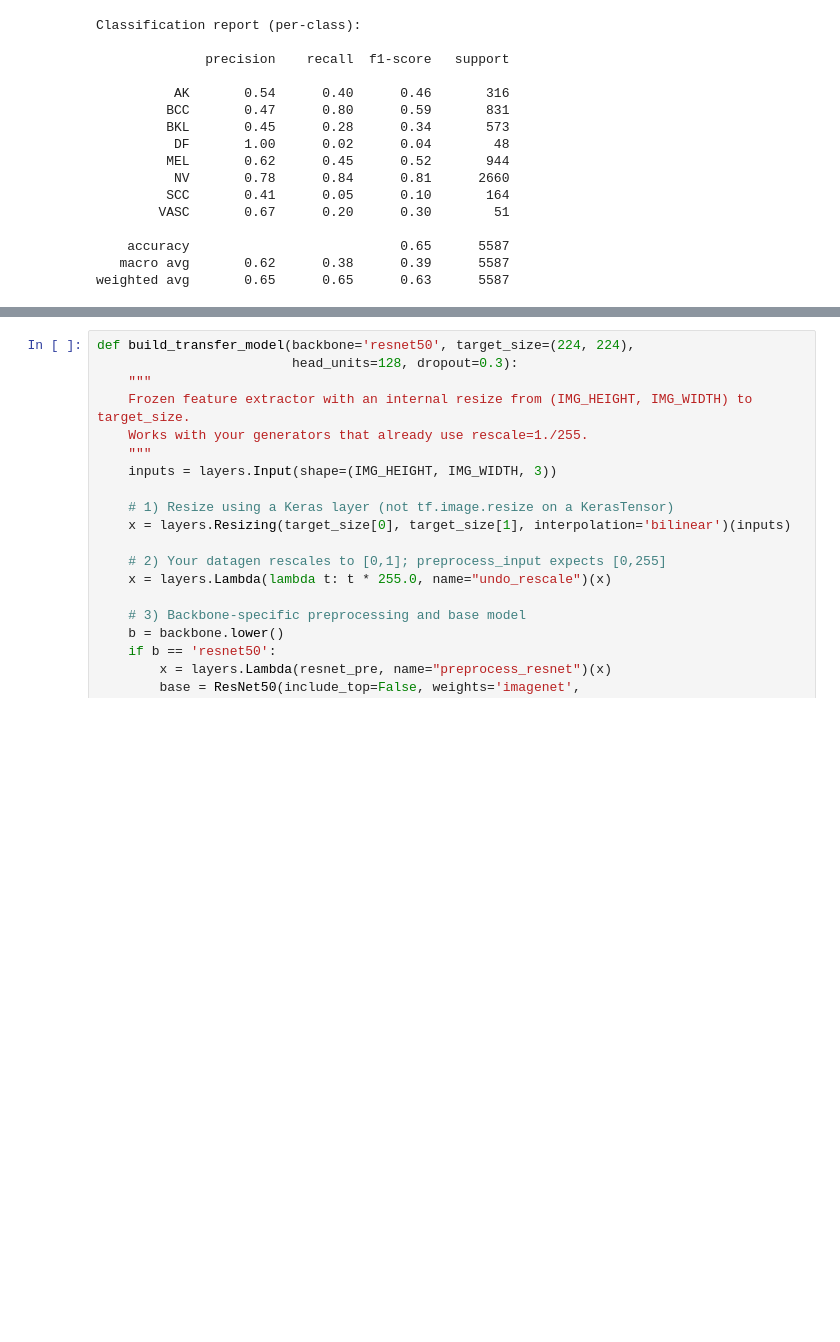
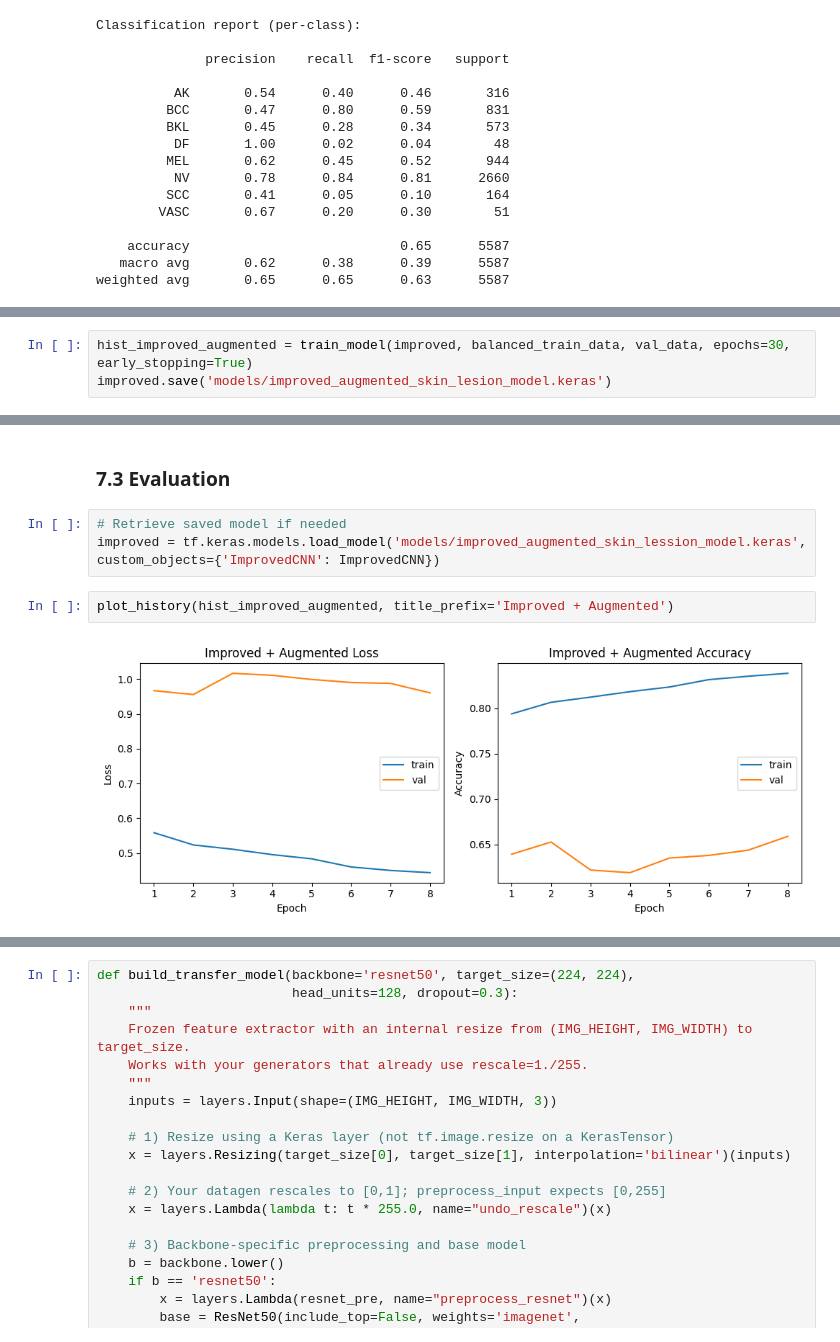
Before and after one commit to nachodll/skin-lesion-classification, a Jupyter notebook: skin-lesion-classification.ipynb, the cells around one changed output, grey strips where cells are left out. Drawn from its saved outputs; the diff is of its cells as text; blank space fills up the shorter version.

Commit message:
data augmentation

```diff
--- a/skin-lesion-classification.ipynb
+++ b/skin-lesion-classification.ipynb
@@ -792,0 +873,3 @@ weighted avg       0.65      0.65      0.63      5587
+# %%
+hist_improved_augmented = train_model(improved, balanced_train_data, val_data, epochs=30, early_stopping=True)
+improved.save('models/improved_augmented_skin_lesion_model.keras')
@@ -792,0 +897,9 @@ weighted avg       0.65      0.65      0.63      5587
+# %% [markdown]
+### 7.3 Evaluation
+# %%
+# Retrieve saved model if needed
+improved = tf.keras.models.load_model('models/improved_augmented_skin_lession_model.keras', custom_objects={'ImprovedCNN': ImprovedCNN})
+# %%
+plot_history(hist_improved_augmented, title_prefix='Improved + Augmented')
+# %% [output]
+[figure, added]
```
Also changed, not shown: parts of 10 cells of this notebook, 1 other file.
